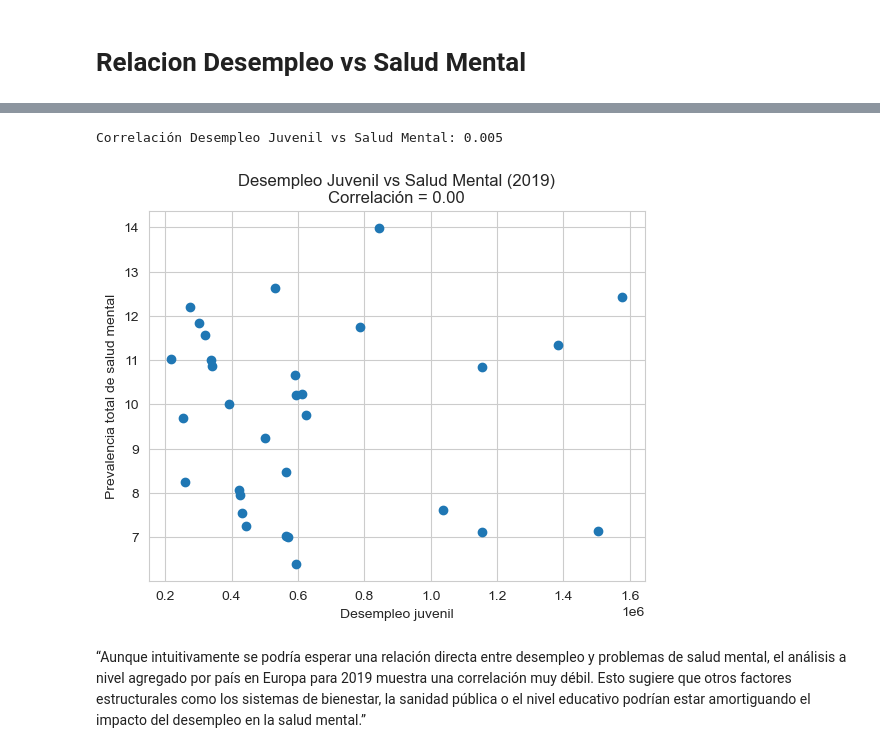
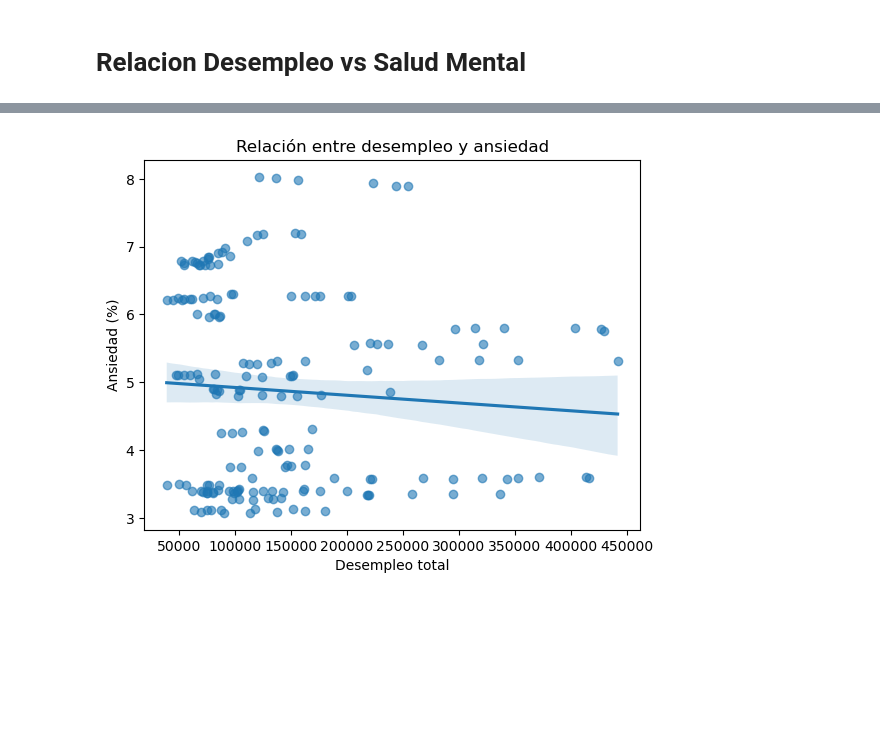
Before and after one commit to AntonioDavid333/Mental-Health-Data-Analysis, a Jupyter notebook: Global.ipynb, the cells around one changed output, grey strips where cells are left out. Saved outputs shown, nothing was run; the diff lists cells and outputs as text; code cells hidden in the pictures; blank space fills up the shorter version.

```diff
--- a/Global.ipynb
+++ b/Global.ipynb
@@ -214,5 +210,13 @@ Primeras filas del DataFrame combinado usado para el gráfico:
 4       Italia  105.033333         10.853308
 # %% [markdown]
 # Relacion Desempleo vs Salud Mental
+# %%
+# LIMPIEZA DF SALUD MENTAL
+df_salud = df_salud.rename(columns={
+    "country": "Pais",
+    "Year": "Año"
+})
+
+df_salud = df_salud.drop(columns=["Unnamed: 0"], errors="ignore")
 # %%
 # Desempleo total por país
@@ -239,0 +244,11 @@ df_merge = pd.merge(
+# %%
+# Preparación del DataFrame para el análisis de correlación
+df_modelo = df_analisis[[
+    "Pais",
+    "Año",
+    "Desempleo",
+    "Depression",
+    "Anxiety"
+]]
+df_modelo = df_modelo.dropna(subset=["Desempleo", "Depression"])
+df_modelo.head()
@@ -278,43 +304,15 @@ plt.show()
 # %%
-# Desempleo juvenil
-df_desempleo_joven = df_desempleo[
-    df_desempleo["Edad"] == "15 to 24 years old"
-]
-
-df_joven_pais = (
-    df_desempleo_joven
-    .groupby(["ID_Pais", "Pais"], as_index=False)
-    .agg(Desempleo_Juvenil=("Desempleo", "sum"))
+#Desempleo vs Ansiedad
+sns.regplot(
+    data=df_modelo,
+    x="Desempleo",
+    y="Anxiety",
+    scatter_kws={"alpha": 0.6}
 )
 
-df_merge_joven = pd.merge(
-    df_joven_pais,
-    df_salud,
-    left_on="ID_Pais",
-    right_on="Code",
-    how="inner"
-)
-
-corr_joven = df_merge_joven["Desempleo_Juvenil"].corr(
-    df_merge_joven["Salud_Mental_Total"]
-)
-
-print(f"Correlación Desempleo Juvenil vs Salud Mental: {corr_joven:.3f}")
-
-plt.figure()
-plt.scatter(
-    df_merge_joven["Desempleo_Juvenil"],
-    df_merge_joven["Salud_Mental_Total"]
-)
-plt.xlabel("Desempleo juvenil")
-plt.ylabel("Prevalencia total de salud mental")
-plt.title(
-    f"Desempleo Juvenil vs Salud Mental (2019)\n"
-    f"Correlación = {corr_joven:.2f}"
-)
+plt.title("Relación entre desempleo y ansiedad")
+plt.xlabel("Desempleo total")
+plt.ylabel("Ansiedad (%)")
 plt.show()
 # %% [output]
-Correlación Desempleo Juvenil vs Salud Mental: 0.005
-[figure, old version]
+[figure, new version]
-# %% [markdown]
-“Aunque intuitivamente se podría esperar una relación directa entre desempleo y problemas de salud mental, el análisis a nivel agregado por país en Europa para 2019 muestra una correlación muy débil. Esto sugiere que otros factores estructurales como los sistemas de bienestar, la sanidad pública o el nivel educativo podrían estar amortiguando el impacto del desempleo en la salud mental.”
```
Also changed, not shown: parts of 27 cells of this notebook, 2 other files.
